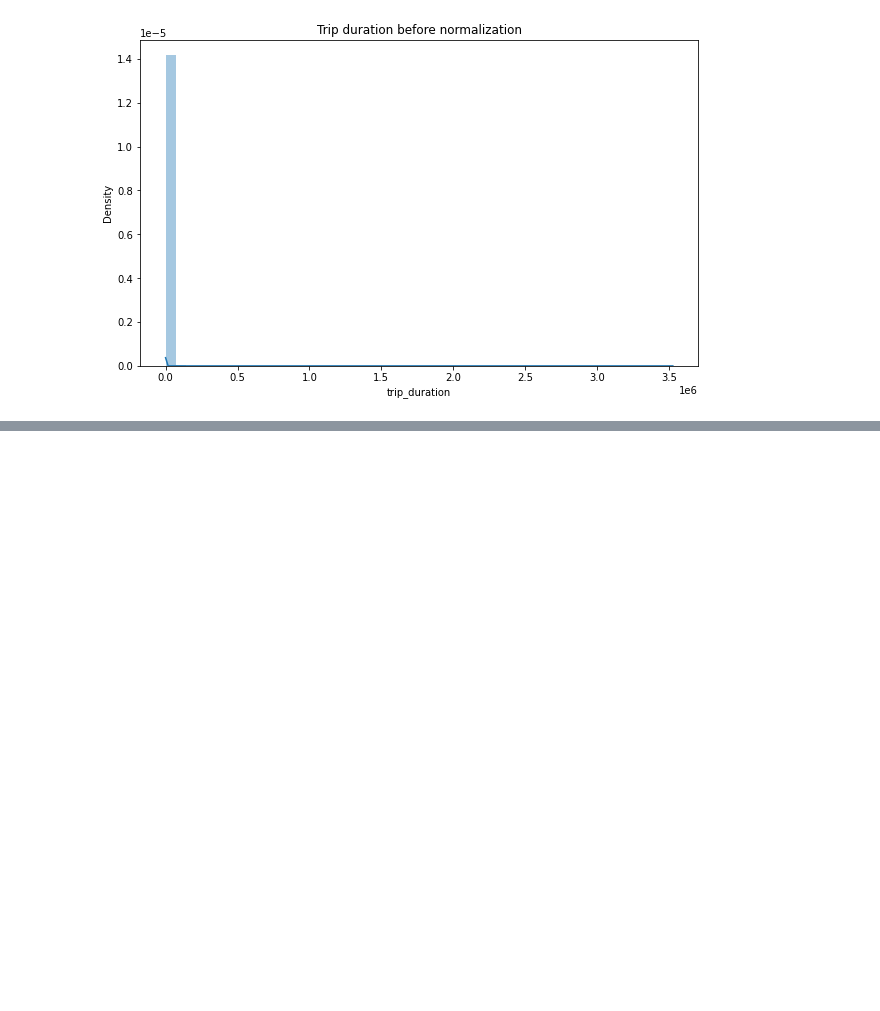
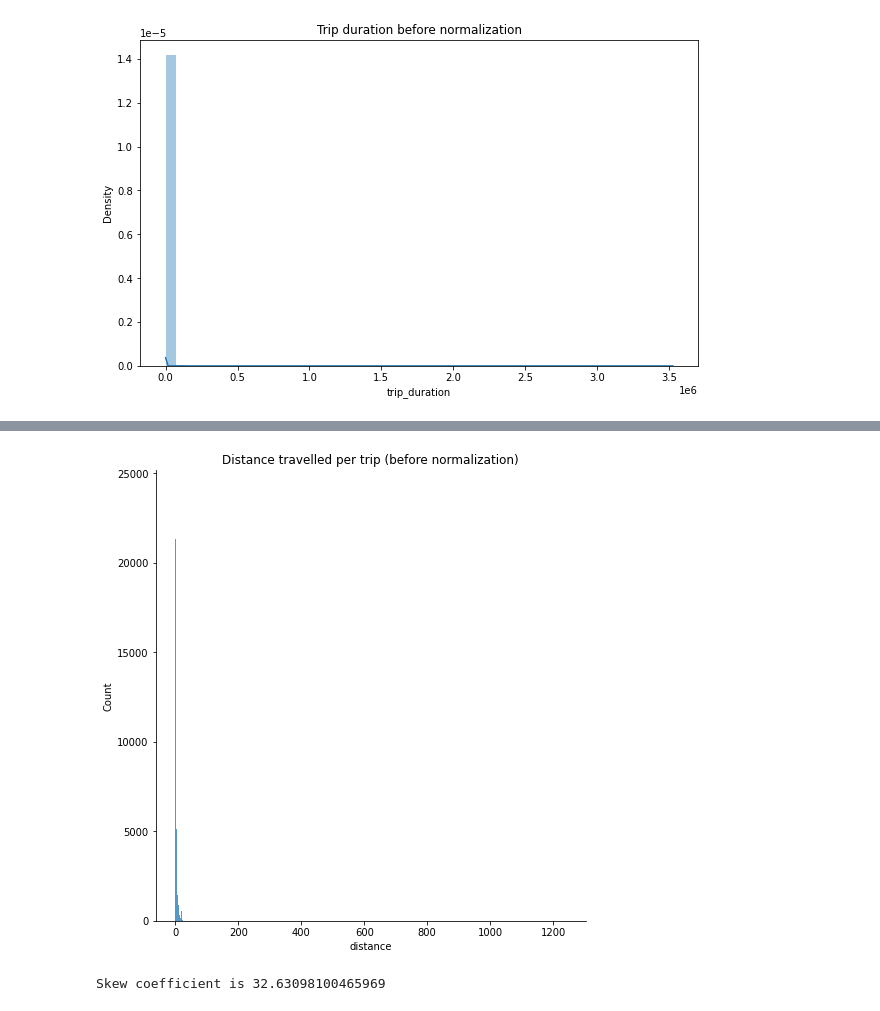
Before and after one commit to pranay2310/NYC-Taxi-Trip-Time-Prediction---Capstone-Project.ipynb, a Jupyter notebook: NYC_Taxi_Trip_Time_Prediction_Capstone_Project.ipynb, the cells around one changed output, grey strips where cells are left out. Drawn from its saved outputs; the diff is of its cells as text; code cells hidden in the pictures; blank space fills up the shorter version.

```diff
--- a/NYC_Taxi_Trip_Time_Prediction_Capstone_Project.ipynb
+++ b/NYC_Taxi_Trip_Time_Prediction_Capstone_Project.ipynb
@@ -262,0 +289,11 @@ plt.show()
+# %%
+
+sns.displot(data=data, x='distance', height=7,aspect=1)
+plt.title("Distance travelled per trip (before normalization)")
+plt.show()
+# %% [output]
+[figure, added]
+# %%
+print(f"Skew coefficient is {data['distance'].skew()}")
+# %% [output]
+Skew coefficient is 32.63098100465969
```
Also changed, not shown: parts of 17 cells of this notebook.
